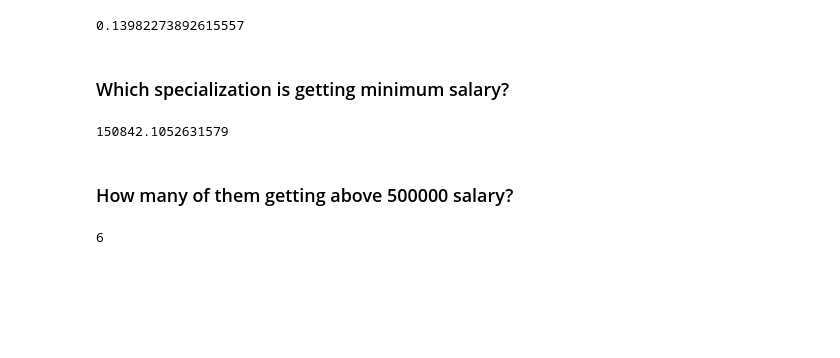
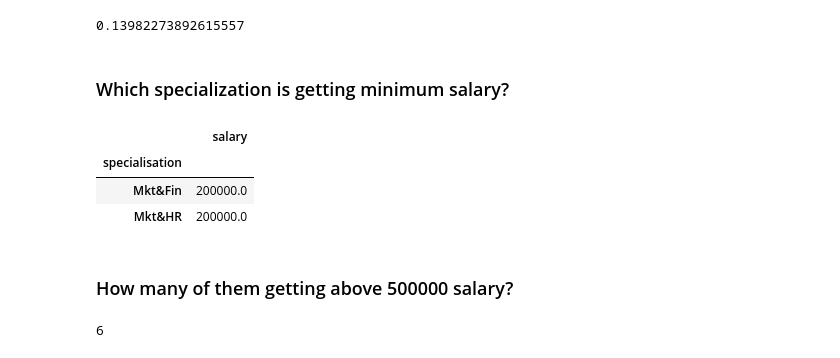
Before and after one commit to dhamodharankj/Datasciece, a Jupyter notebook: Assignment/DatascienceAssignment.ipynb, the cells around one changed output. Saved outputs shown, nothing was run; the diff lists cells and outputs as text; code cells hidden in the pictures; blank space fills up the shorter version.

```diff
--- a/Assignment/DatascienceAssignment.ipynb
+++ b/Assignment/DatascienceAssignment.ipynb
@@ -144,7 +145,10 @@ preprocessed['mba_p'].corr(preprocessed['salary'])
 0.13982273892615557
 # %% [markdown]
 ### Which specialization is getting minimum salary?
-# %%
-preprocessed.groupby(['specialisation']).salary.mean().min()
-# %% [output]
-150842.1052631579
+# %%
+dataset[['specialisation','salary']].groupby('specialisation').min()
+# %% [output]
+|  | salary |
+| specialisation |  |
+| Mkt&Fin | 200000.0 |
+| Mkt&HR | 200000.0 |
```
Also changed, not shown: parts of 5 cells of this notebook, 1 other file.
